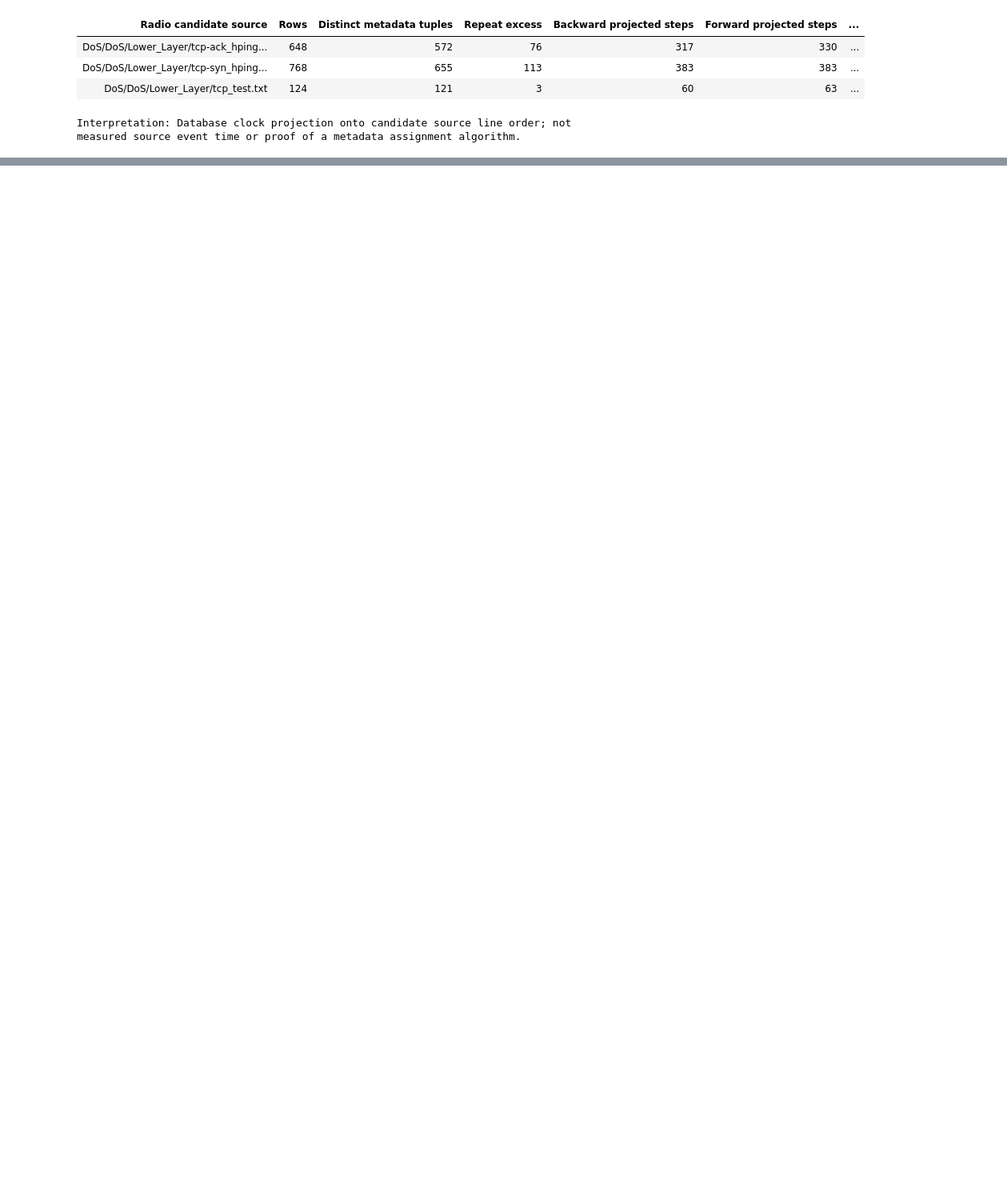
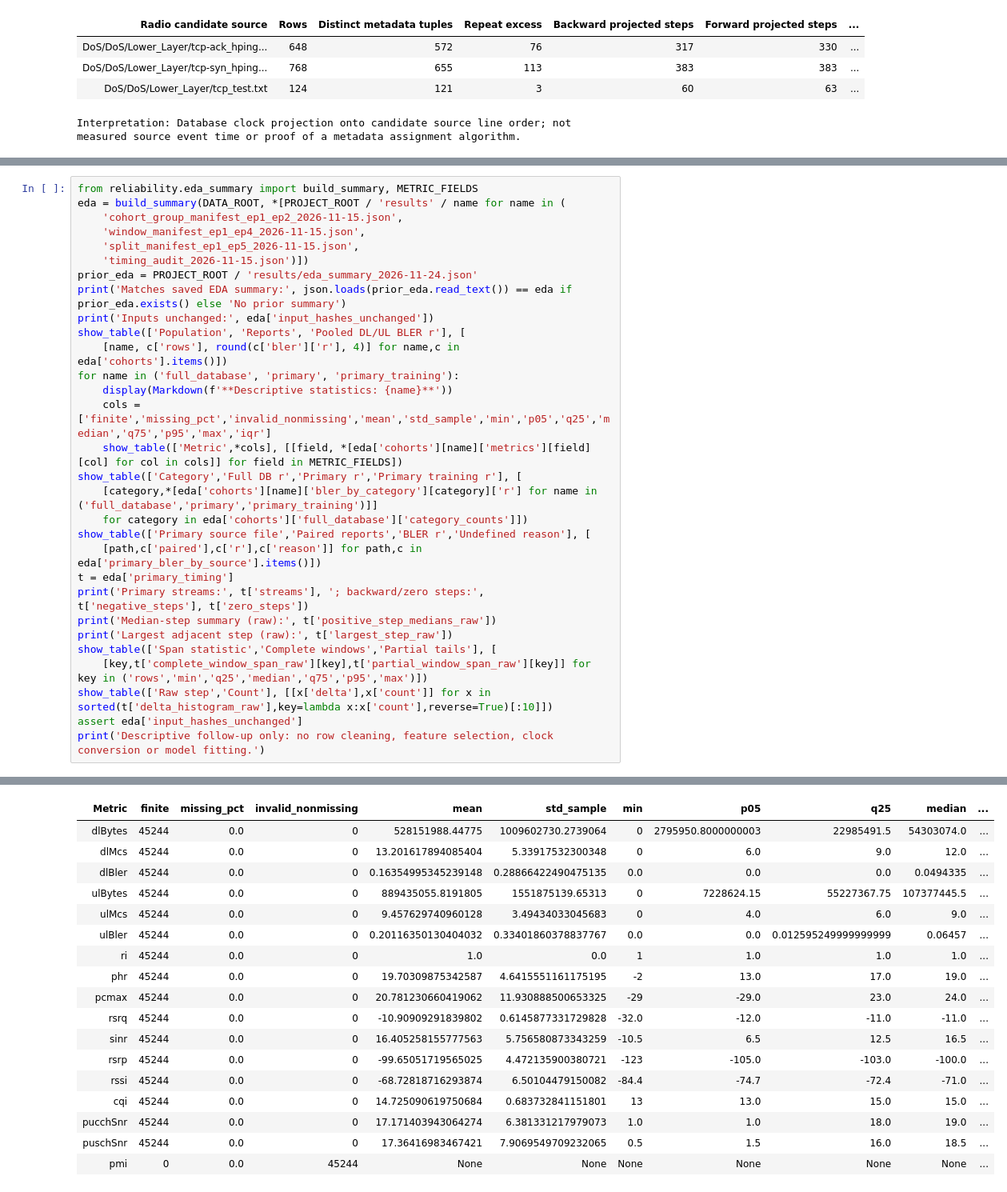
Before and after one commit to dodo0-0/AAI-590-Final-Team-Project-Group3, a Jupyter notebook: notebooks/00_combined_dataset_audit.ipynb, the cells around one changed output, grey strips where cells are left out. Shown at 80% size. Drawn from its saved outputs; the diff is of its cells as text; blank space fills up the shorter version.

```diff
--- a/notebooks/00_combined_dataset_audit.ipynb
+++ b/notebooks/00_combined_dataset_audit.ipynb
@@ -1181,0 +1199,31 @@ platform revision or independent captures.
+# %%
+from reliability.eda_summary import build_summary, METRIC_FIELDS
+eda = build_summary(DATA_ROOT, *[PROJECT_ROOT / 'results' / name for name in (
+    'cohort_group_manifest_ep1_ep2_2026-11-15.json',
+    'window_manifest_ep1_ep4_2026-11-15.json',
+    'split_manifest_ep1_ep5_2026-11-15.json',
+    'timing_audit_2026-11-15.json')])
+prior_eda = PROJECT_ROOT / 'results/eda_summary_2026-11-24.json'
+print('Matches saved EDA summary:', json.loads(prior_eda.read_text()) == eda if prior_eda.exists() else 'No prior summary')
+print('Inputs unchanged:', eda['input_hashes_unchanged'])
+show_table(['Population', 'Reports', 'Pooled DL/UL BLER r'], [
+    [name, c['rows'], round(c['bler']['r'], 4)] for name,c in eda['cohorts'].items()])
+for name in ('full_database', 'primary', 'primary_training'):
+    display(Markdown(f'**Descriptive statistics: {name}**'))
+    cols = ['finite','missing_pct','invalid_nonmissing','mean','std_sample','min','p05','q25','median','q75','p95','max','iqr']
+    show_table(['Metric',*cols], [[field, *[eda['cohorts'][name]['metrics'][field][col] for col in cols]] for field in METRIC_FIELDS])
+show_table(['Category','Full DB r','Primary r','Primary training r'], [
+    [category,*[eda['cohorts'][name]['bler_by_category'][category]['r'] for name in ('full_database','primary','primary_training')]]
+    for category in eda['cohorts']['full_database']['category_counts']])
+show_table(['Primary source file','Paired reports','BLER r','Undefined reason'], [
+    [path,c['paired'],c['r'],c['reason']] for path,c in eda['primary_bler_by_source'].items()])
+t = eda['primary_timing']
+print('Primary streams:', t['streams'], '; backward/zero steps:', t['negative_steps'], t['zero_steps'])
+print('Median-step summary (raw):', t['positive_step_medians_raw'])
+print('Largest adjacent step (raw):', t['largest_step_raw'])
+show_table(['Span statistic','Complete windows','Partial tails'], [
+    [key,t['complete_window_span_raw'][key],t['partial_window_span_raw'][key]] for key in ('rows','min','q25','median','q75','p95','max')])
+show_table(['Raw step','Count'], [[x['delta'],x['count']] for x in sorted(t['delta_histogram_raw'],key=lambda x:x['count'],reverse=True)[:10]])
+assert eda['input_hashes_unchanged']
+print('Descriptive follow-up only: no row cleaning, feature selection, clock conversion or model fitting.')
+# %% [output]
@@ -1181,0 +1238,18 @@ platform revision or independent captures.
+| Metric | finite | missing_pct | invalid_nonmissing | mean | std_sample | min | p05 | q25 | median | ... |
+| dlBytes | 45244 | 0.0 | 0 | 528151988.44775 | 1009602730.2739064 | 0 | 2795950.8000000003 | 22985491.5 | 54303074.0 | ... |
+| dlMcs | 45244 | 0.0 | 0 | 13.201617894085404 | 5.33917532300348 | 0 | 6.0 | 9.0 | 12.0 | ... |
+| dlBler | 45244 | 0.0 | 0 | 0.16354995345239148 | 0.28866422490475135 | 0.0 | 0.0 | 0.0 | 0.0494335 | ... |
+| ulBytes | 45244 | 0.0 | 0 | 889435055.8191805 | 1551875139.65313 | 0 | 7228624.15 | 55227367.75 | 107377445.5 | ... |
+| ulMcs | 45244 | 0.0 | 0 | 9.457629740960128 | 3.49434033045683 | 0 | 4.0 | 6.0 | 9.0 | ... |
+| ulBler | 45244 | 0.0 | 0 | 0.20116350130404032 | 0.33401860378837767 | 0.0 | 0.0 | 0.012595249999999999 | 0.06457 | ... |
+| ri | 45244 | 0.0 | 0 | 1.0 | 0.0 | 1 | 1.0 | 1.0 | 1.0 | ... |
+| phr | 45244 | 0.0 | 0 | 19.70309875342587 | 4.6415551161175195 | -2 | 13.0 | 17.0 | 19.0 | ... |
+| pcmax | 45244 | 0.0 | 0 | 20.781230660419062 | 11.930888500653325 | -29 | -29.0 | 23.0 | 24.0 | ... |
+| rsrq | 45244 | 0.0 | 0 | -10.90909291839802 | 0.6145877331729828 | -32.0 | -12.0 | -11.0 | -11.0 | ... |
+| sinr | 45244 | 0.0 | 0 | 16.405258155777563 | 5.756580873343259 | -10.5 | 6.5 | 12.5 | 16.5 | ... |
+| rsrp | 45244 | 0.0 | 0 | -99.65051719565025 | 4.472135900380721 | -123 | -105.0 | -103.0 | -100.0 | ... |
+| rssi | 45244 | 0.0 | 0 | -68.72818716293874 | 6.50104479150082 | -84.4 | -74.7 | -72.4 | -71.0 | ... |
+| cqi | 45244 | 0.0 | 0 | 14.725090619750684 | 0.683732841151801 | 13 | 13.0 | 15.0 | 15.0 | ... |
+| pucchSnr | 45244 | 0.0 | 0 | 17.171403943064274 | 6.381331217979073 | 1.0 | 1.0 | 18.0 | 19.0 | ... |
+| puschSnr | 45244 | 0.0 | 0 | 17.36416983467421 | 7.9069549709232065 | 0.5 | 1.5 | 16.0 | 18.5 | ... |
+| pmi | 0 | 0.0 | 45244 | None | None | None | None | None | None | ... |
```
Also changed, not shown: parts of 6 cells of this notebook, 12 other files.
